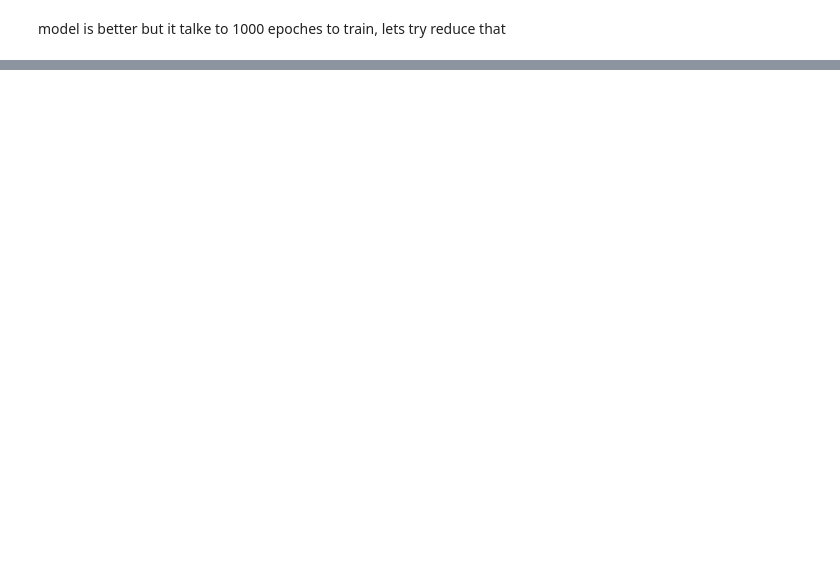
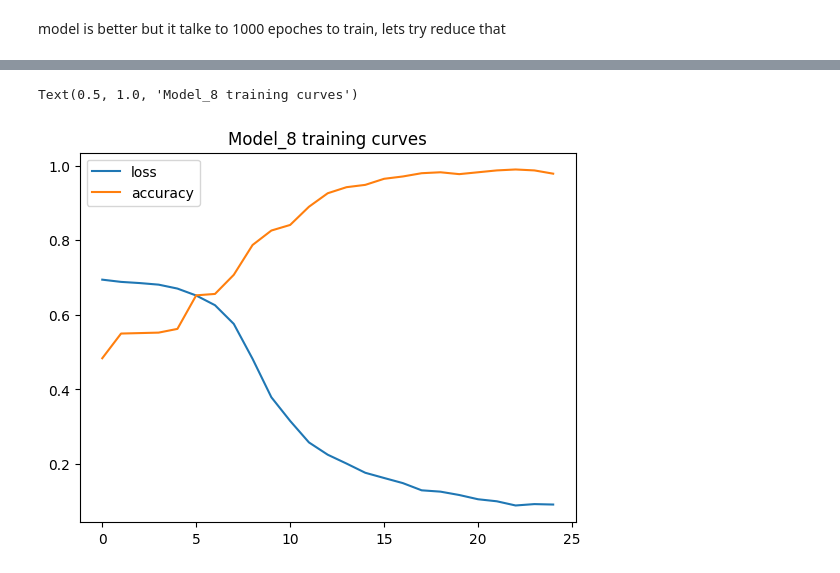
Before and after one commit to wayneotemah/Learing-TensorFlow, a Jupyter notebook: neural_net_classification.ipynb, the cells around one changed output, grey strips where cells are left out. Saved outputs shown, nothing was run; the diff lists cells and outputs as text; code cells hidden in the pictures; blank space fills up the shorter version.

```diff
--- a/neural_net_classification.ipynb
+++ b/neural_net_classification.ipynb
@@ -332,0 +561,22 @@ doing binary classifcation...
+# %%
+# let's try a higher learning rate with the same model
+
+tf.random.set_seed(42)
+
+model_9 = tf.keras.Sequential([
+    tf.keras.layers.Dense(4,activation="relu"),
+    tf.keras.layers.Dense(4,activation="relu"),
+    tf.keras.layers.Dense(1,activation="sigmoid")
+
+])
+
+model_9.compile(
+    loss = "binary_crossentropy",
+    optimizer = tf.keras.optimizers.Adam(learning_rate=0.02),
+    metrics = ["accuracy"]
+)
+
+
+#  fit the model with the callback
+
+history_9 = model_9.fit(X_train,y_train,epochs = 25)
@@ -332,0 +601,7 @@ doing binary classifcation...
+# %%
+# Plot the loss curves
+pd.DataFrame(history_9.history).plot()
+plt.title("Model_8 training curves")
+# %% [output]
+Text(0.5, 1.0, 'Model_8 training curves')
+[figure, added]
```
Also changed, not shown: parts of 41 cells of this notebook.
